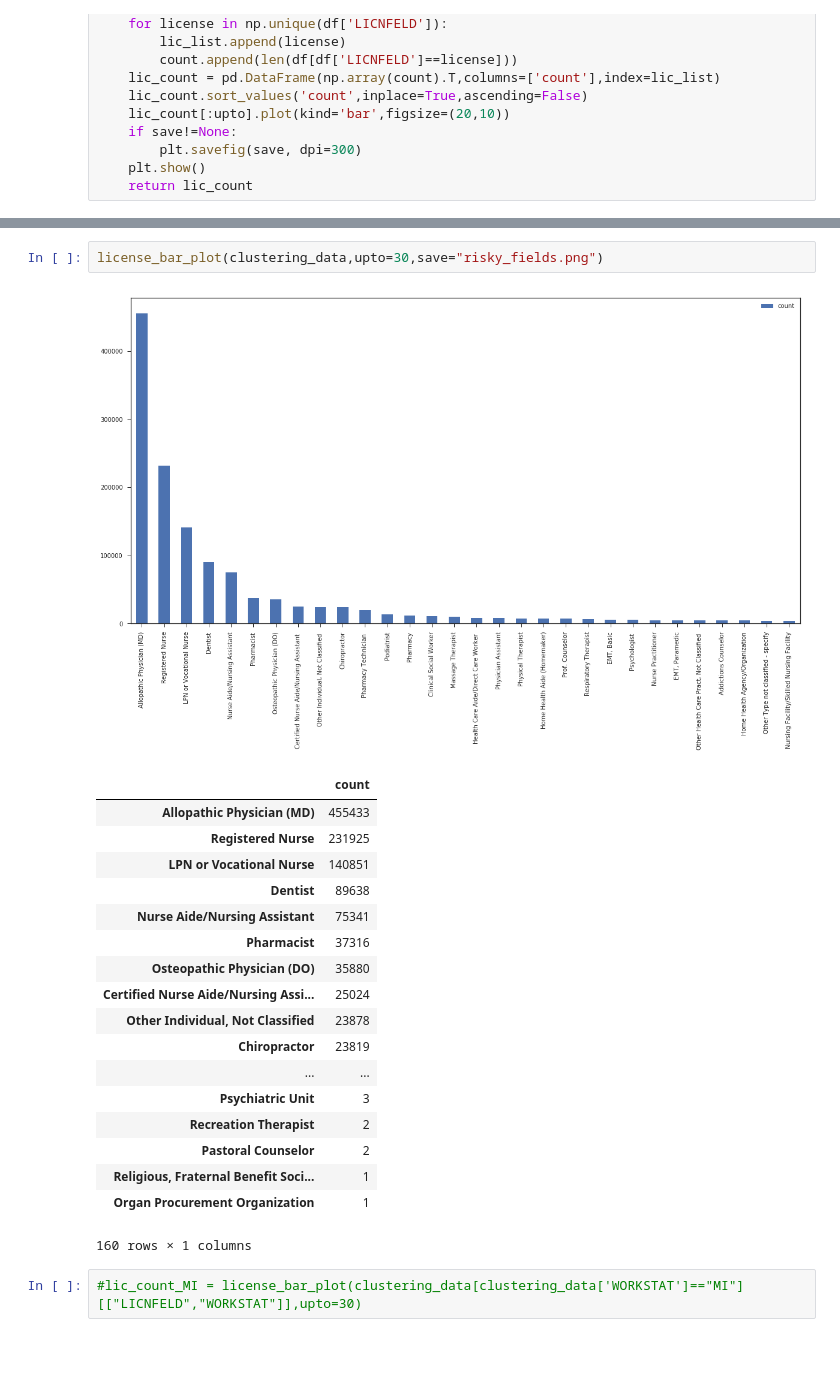
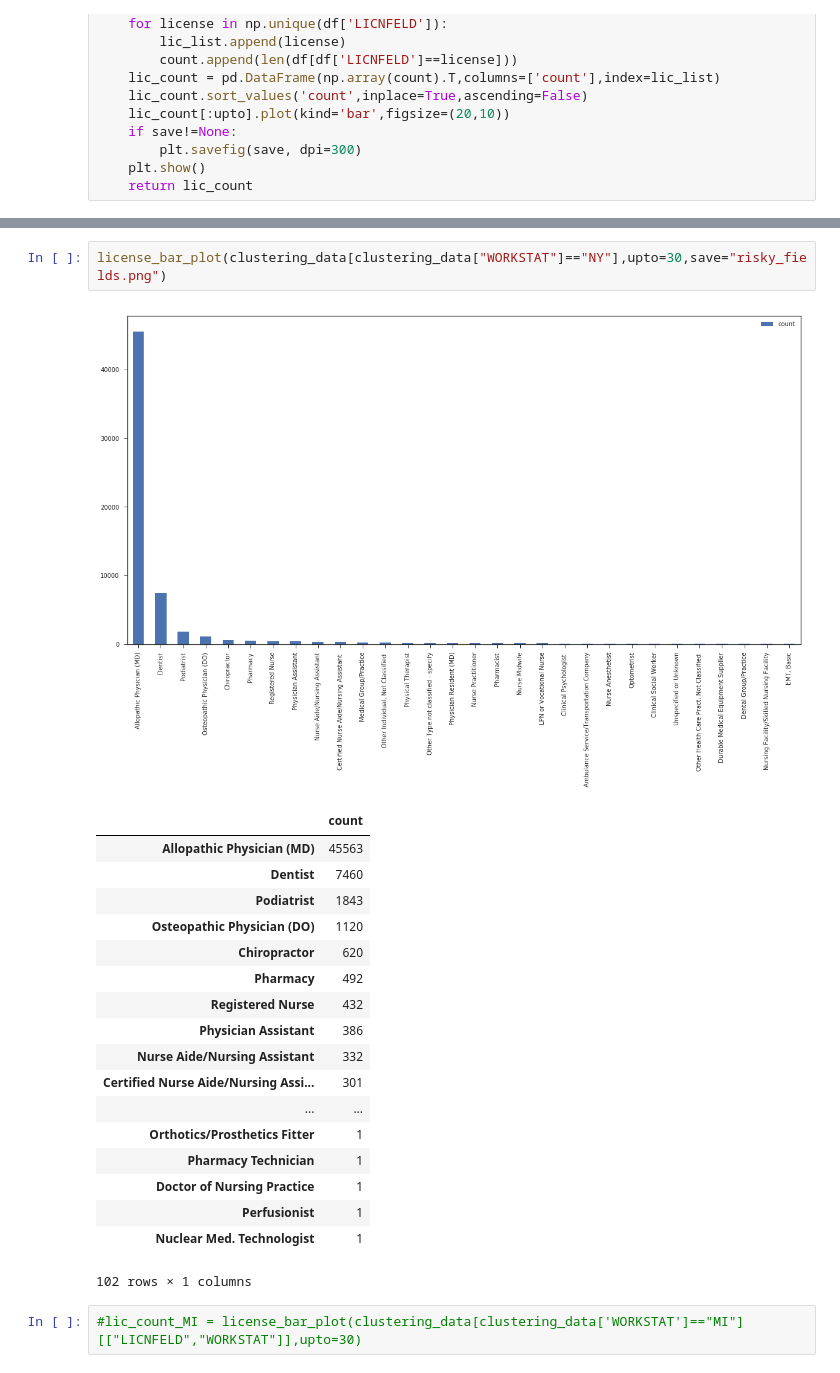
Before and after one commit to dmeral/DSI_projectproposal, a Jupyter notebook: Project_Proposal_FINAL.ipynb, the cells around one changed output, grey strips where cells are left out. Drawn from its saved outputs; the diff is of its cells as text.

```diff
--- a/Project_Proposal_FINAL.ipynb
+++ b/Project_Proposal_FINAL.ipynb
@@ -630,25 +863,25 @@ def license_bar_plot(df,upto=20,save=None):
 # %%
-license_bar_plot(clustering_data,upto=30,save="risky_fields.png")
+license_bar_plot(clustering_data[clustering_data["WORKSTAT"]=="NY"],upto=30,save="risky_fields.png")
 # %% [output]
-[figure, old version]
+[figure, new version]
 |  | count |
-| Allopathic Physician (MD) | 455433 |
-| Registered Nurse | 231925 |
-| LPN or Vocational Nurse | 140851 |
-| Dentist | 89638 |
-| Nurse Aide/Nursing Assistant | 75341 |
-| Pharmacist | 37316 |
-| Osteopathic Physician (DO) | 35880 |
-| Certified Nurse Aide/Nursing Assi... | 25024 |
-| Other Individual, Not Classified | 23878 |
-| Chiropractor | 23819 |
+| Allopathic Physician (MD) | 45563 |
+| Dentist | 7460 |
+| Podiatrist | 1843 |
+| Osteopathic Physician (DO) | 1120 |
+| Chiropractor | 620 |
+| Pharmacy | 492 |
+| Registered Nurse | 432 |
+| Physician Assistant | 386 |
+| Nurse Aide/Nursing Assistant | 332 |
+| Certified Nurse Aide/Nursing Assi... | 301 |
 | ... | ... |
-| Psychiatric Unit | 3 |
-| Recreation Therapist | 2 |
-| Pastoral Counselor | 2 |
-| Religious, Fraternal Benefit Soci... | 1 |
-| Organ Procurement Organization | 1 |
+| Orthotics/Prosthetics Fitter | 1 |
+| Pharmacy Technician | 1 |
+| Doctor of Nursing Practice | 1 |
+| Perfusionist | 1 |
+| Nuclear Med. Technologist | 1 |
-160 rows × 1 columns
+102 rows × 1 columns
 # %%
 #lic_count_MI = license_bar_plot(clustering_data[clustering_data['WORKSTAT']=="MI"][["LICNFELD","WORKSTAT"]],upto=30)
 # %%
```
Also changed, not shown: parts of 36 cells of this notebook.
